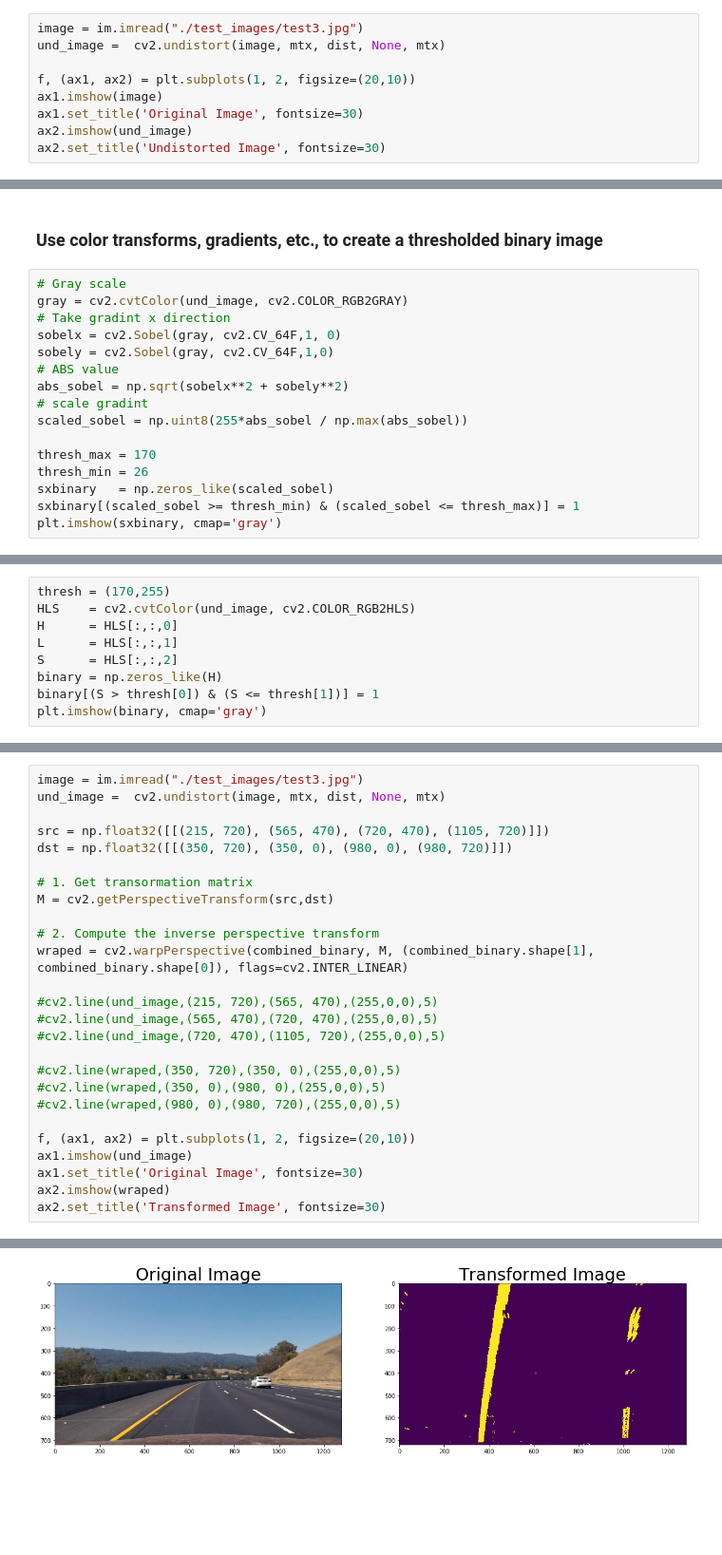
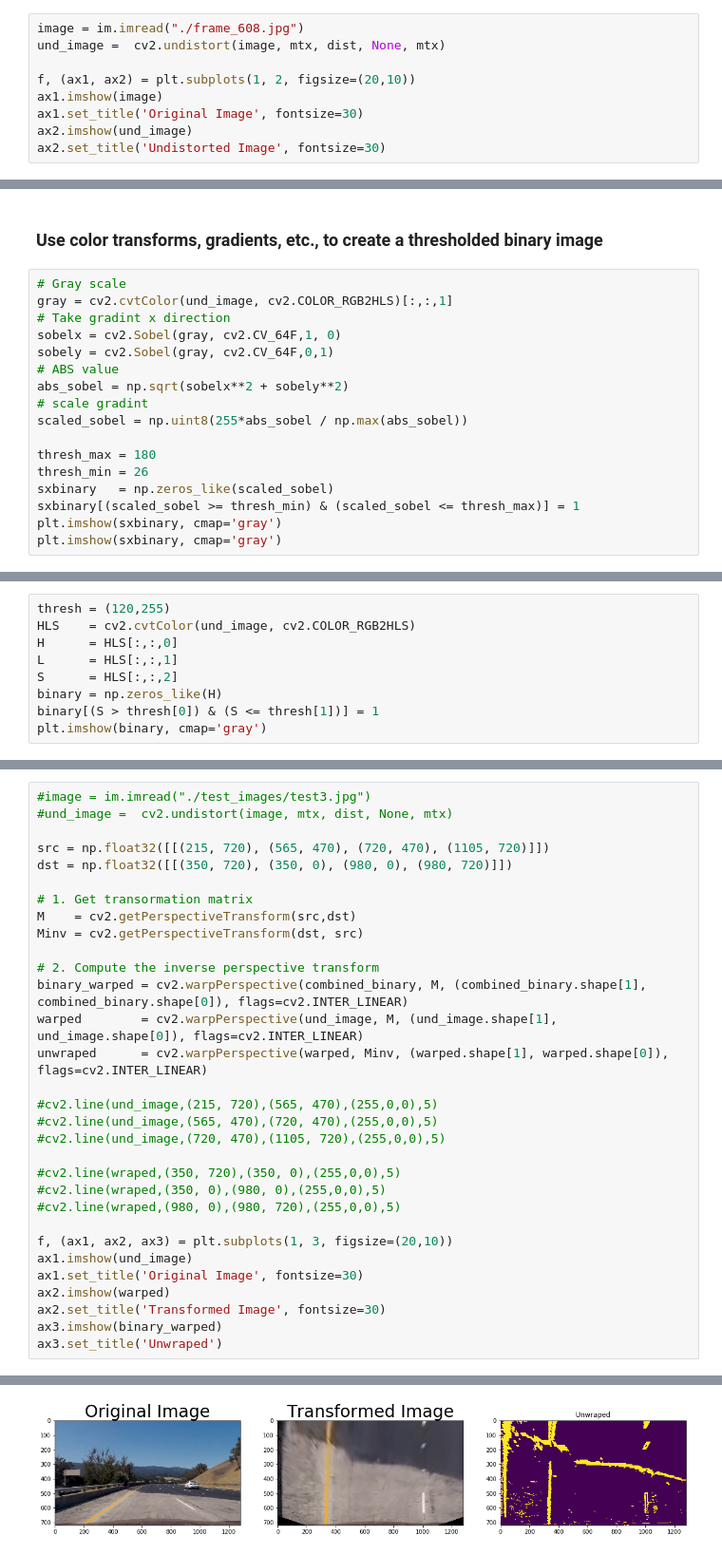
Before and after one commit to husams/CarND-Advanced-Lane-Lines, a Jupyter notebook: project.ipynb, the cells around one changed output, grey strips where cells are left out. Shown at 95% size. Cells and saved outputs as stored; diff of their text form; blank space fills up the shorter version.

```diff
--- a/project.ipynb
+++ b/project.ipynb
@@ -84,7 +84,7 @@ ax2.set_title('Undistorted Image', fontsize=30)
 # %% [markdown]
 ## Apply a distortion correction to raw images
 # %%
-image = im.imread("./test_images/test3.jpg")
+image = im.imread("./frame_608.jpg")
 und_image =  cv2.undistort(image, mtx, dist, None, mtx)
 
 f, (ax1, ax2) = plt.subplots(1, 2, figsize=(20,10))
@@ -99,19 +99,20 @@ ax2.set_title('Undistorted Image', fontsize=30)
 ### Use color transforms, gradients, etc., to create a thresholded binary image
 # %%
 # Gray scale
-gray = cv2.cvtColor(und_image, cv2.COLOR_RGB2GRAY)
+gray = cv2.cvtColor(und_image, cv2.COLOR_RGB2HLS)[:,:,1]
 # Take gradint x direction
 sobelx = cv2.Sobel(gray, cv2.CV_64F,1, 0)
-sobely = cv2.Sobel(gray, cv2.CV_64F,1,0)
+sobely = cv2.Sobel(gray, cv2.CV_64F,0,1)
 # ABS value
 abs_sobel = np.sqrt(sobelx**2 + sobely**2)
 # scale gradint
 scaled_sobel = np.uint8(255*abs_sobel / np.max(abs_sobel))
 
-thresh_max = 170
+thresh_max = 180
 thresh_min = 26
 sxbinary   = np.zeros_like(scaled_sobel)
 sxbinary[(scaled_sobel >= thresh_min) & (scaled_sobel <= thresh_max)] = 1
 plt.imshow(sxbinary, cmap='gray')
+plt.imshow(sxbinary, cmap='gray')
 # %% [output]
 <matplotlib.image.AxesImage at 0x...>
@@ -119,5 +120,5 @@ plt.imshow(sxbinary, cmap='gray')
 # %%
-thresh = (170,255)
+thresh = (120,255)
 HLS    = cv2.cvtColor(und_image, cv2.COLOR_RGB2HLS)
 H      = HLS[:,:,0]
 L      = HLS[:,:,1]
@@ -138,30 +139,35 @@ plt.imshow(combined_binary)
 # %%
-image = im.imread("./test_images/test3.jpg")
-und_image =  cv2.undistort(image, mtx, dist, None, mtx)
+#image = im.imread("./test_images/test3.jpg")
+#und_image =  cv2.undistort(image, mtx, dist, None, mtx)
 
 src = np.float32([[(215, 720), (565, 470), (720, 470), (1105, 720)]])
 dst = np.float32([[(350, 720), (350, 0), (980, 0), (980, 720)]])
 
 # 1. Get transormation matrix
-M = cv2.getPerspectiveTransform(src,dst)
+M    = cv2.getPerspectiveTransform(src,dst)
+Minv = cv2.getPerspectiveTransform(dst, src)
 
 # 2. Compute the inverse perspective transform
-wraped = cv2.warpPerspective(combined_binary, M, (combined_binary.shape[1], combined_binary.shape[0]), flags=cv2.INTER_LINEAR)
+binary_warped = cv2.warpPerspective(combined_binary, M, (combined_binary.shape[1], combined_binary.shape[0]), flags=cv2.INTER_LINEAR)
+warped        = cv2.warpPerspective(und_image, M, (und_image.shape[1], und_image.shape[0]), flags=cv2.INTER_LINEAR)
+unwraped      = cv2.warpPerspective(warped, Minv, (warped.shape[1], warped.shape[0]), flags=cv2.INTER_LINEAR)
 
 #cv2.line(und_image,(215, 720),(565, 470),(255,0,0),5)
 #cv2.line(und_image,(565, 470),(720, 470),(255,0,0),5)
 #cv2.line(und_image,(720, 470),(1105, 720),(255,0,0),5)
 
 #cv2.line(wraped,(350, 720),(350, 0),(255,0,0),5)
 #cv2.line(wraped,(350, 0),(980, 0),(255,0,0),5)
 #cv2.line(wraped,(980, 0),(980, 720),(255,0,0),5)
 
-f, (ax1, ax2) = plt.subplots(1, 2, figsize=(20,10))
+f, (ax1, ax2, ax3) = plt.subplots(1, 3, figsize=(20,10))
 ax1.imshow(und_image)
 ax1.set_title('Original Image', fontsize=30)
-ax2.imshow(wraped)
+ax2.imshow(warped)
 ax2.set_title('Transformed Image', fontsize=30)
+ax3.imshow(binary_warped)
+ax3.set_title('Unwraped')
 # %% [output]
 <matplotlib.text.Text at 0x...>
-[figure, old version]
+[figure, new version]
 # %%
```
Also changed, not shown: parts of 10 cells of this notebook, 2 other files.
